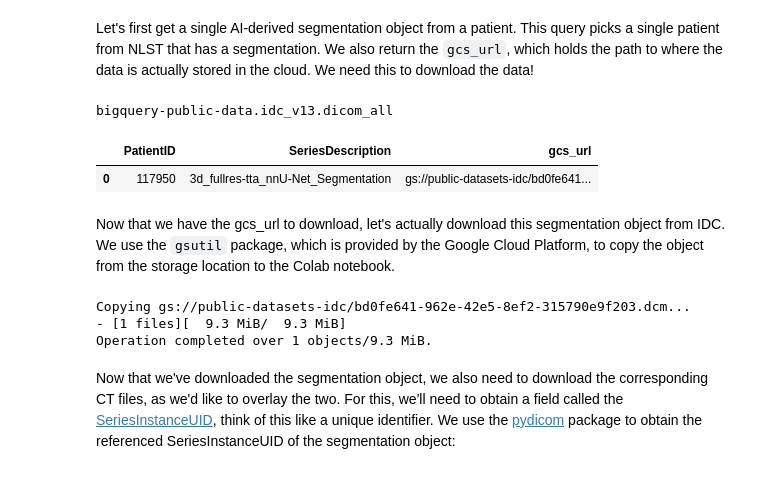
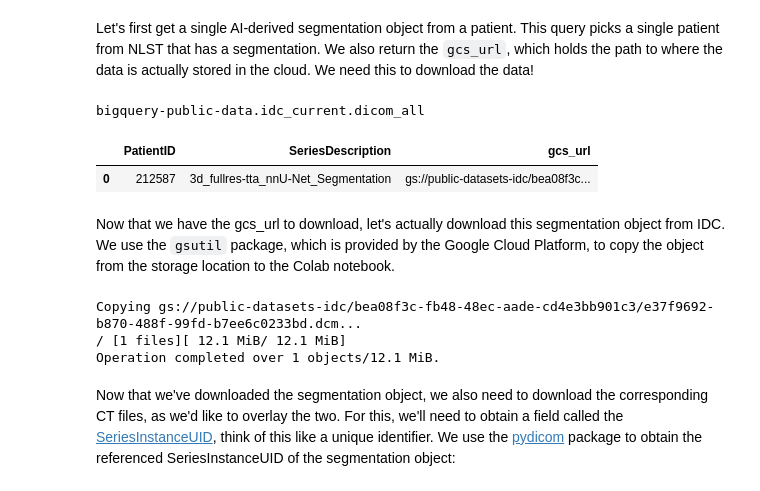
Before and after one commit to deepakri201/MICCAI-educational-challenge-2023, a Jupyter notebook: MICCAI_educational_challenge.ipynb, the cells around one changed output. Saved outputs shown, nothing was run; the diff lists cells and outputs as text; code cells hidden in the pictures.

```diff
--- a/MICCAI_educational_challenge.ipynb
+++ b/MICCAI_educational_challenge.ipynb
@@ -436,34 +432,36 @@ Let's first get a single AI-derived segmentation object from a patient. This que
 # %%
 # We define a client and pass in our Google project id
 client = bigquery.Client(project=project_name)
 # This is the table we want to query, that holds the extracted metadata from DICOM files
-table_id = ".".join(['bigquery-public-data', 'idc_v13', 'dicom_all'])
+table_id = ".".join(['bigquery-public-data', 'idc_current', 'dicom_all'])
 print(table_id)
 
 query = f"""
   SELECT
     PatientID,
     SeriesDescription,
     # The gcs_url is where the actual object is stored in the cloud
     gcs_url
   FROM
     {table_id}
   WHERE
     # this is a segmentation object
     Modality = "SEG" AND
     # The NLST collection
-    collection_id = "nlst"
+    collection_id = "nlst" AND
+    # we want the original NLST data, and our annotations
+    Source_DOI IN ("10.7937/TCIA.hmq8-j677", "10.5281/zenodo.7975081", "10.5281/zenodo.7539035")
   # We only want a single patient
   LIMIT 1
 """
 
 # This converts the output to a pandas dataframe
 seg_df = client.query(query).to_dataframe()
 seg_df
 # %% [output]
-bigquery-public-data.idc_v13.dicom_all
+bigquery-public-data.idc_current.dicom_all
 |  | PatientID | SeriesDescription | gcs_url |
-| 0 | 117950 | 3d_fullres-tta_nnU-Net_Segmentation | gs://public-datasets-idc/bd0fe641... |
+| 0 | 212587 | 3d_fullres-tta_nnU-Net_Segmentation | gs://public-datasets-idc/bea08f3c... |
 # %% [markdown]
 Now that we have the gcs_url to download, let's actually download this segmentation object from IDC. We use the `gsutil` package, which is provided by the Google Cloud Platform, to copy the object from the storage location to the Colab notebook.
 # %%
@@ -471,9 +469,9 @@ gcs_url = seg_df['gcs_url'][0]
 output_seg_filename = "/content/seg.dcm"
 !gsutil cp $gcs_url $output_seg_filename
 # %% [output]
-Copying gs://public-datasets-idc/bd0fe641-962e-42e5-8ef2-315790e9f203.dcm...
-- [1 files][  9.3 MiB/  9.3 MiB]
-Operation completed over 1 objects/9.3 MiB.
+Copying gs://public-datasets-idc/bea08f3c-fb48-48ec-aade-cd4e3bb901c3/e37f9692-b870-488f-99fd-b7ee6c0233bd.dcm...
+/ [1 files][ 12.1 MiB/ 12.1 MiB]
+Operation completed over 1 objects/12.1 MiB.
 # %% [markdown]
 Now that we've downloaded the segmentation object, we also need to download the corresponding CT files, as we'd like to overlay the two. For this, we'll need to obtain a field called the [SeriesInstanceUID](https://dicom.innolitics.com/ciods/cr-image/general-series/0020000e), think of this like a unique identifier. We use the [pydicom](https://) package to obtain the referenced SeriesInstanceUID of the segmentation object:
 # %%
```
Also changed, not shown: parts of 11 cells of this notebook.
